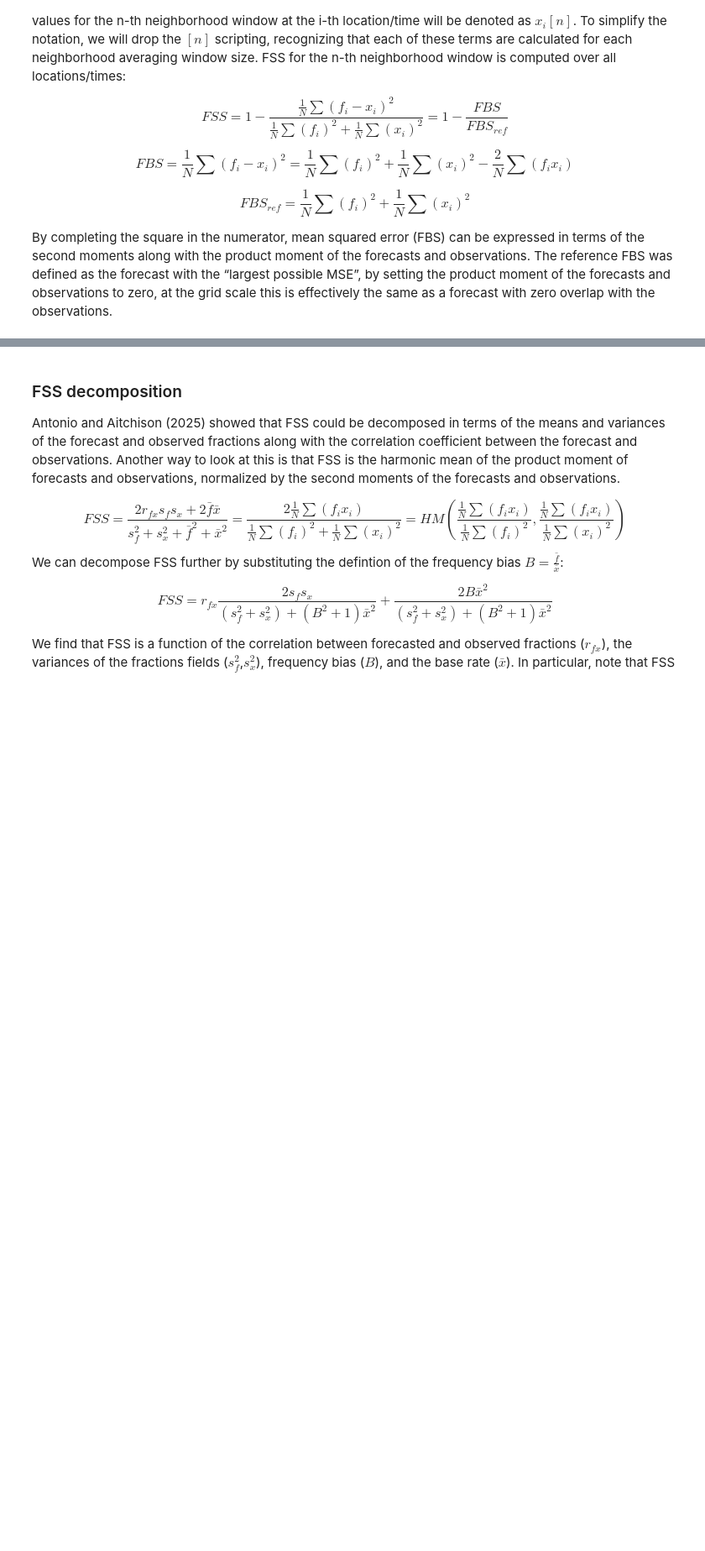
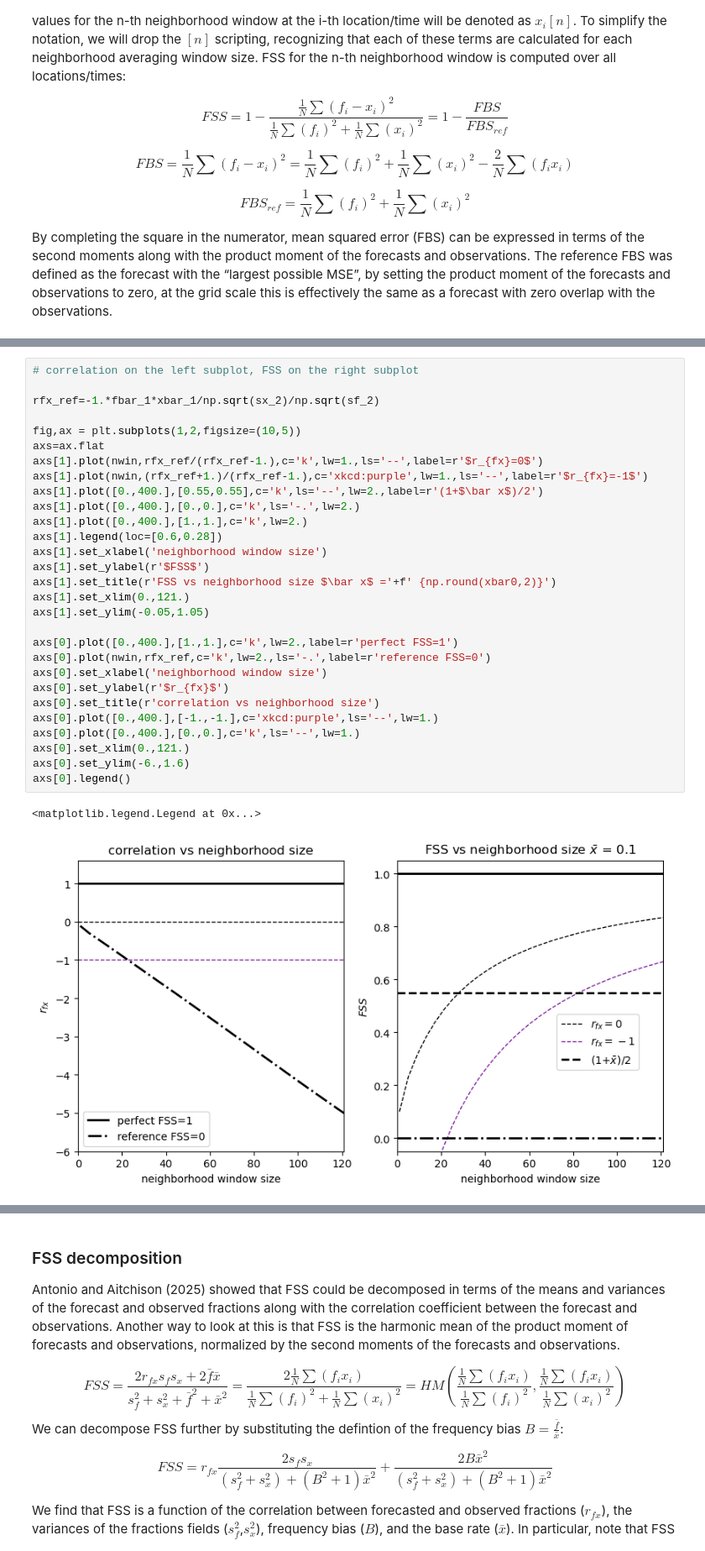
Before and after one commit to baldwin-ou/verification, a Jupyter notebook: issues_with_FSS.ipynb, the cells around one changed output, grey strips where cells are left out. Shown at 84% size. Saved outputs shown, nothing was run; the diff lists cells and outputs as text; blank space fills up the shorter version.

```diff
--- a/issues_with_FSS.ipynb
+++ b/issues_with_FSS.ipynb
@@ -91,0 +337,32 @@ In summary, the reference forecast used in FSS gets increasingly worse as the ne
+# %%
+# correlation on the left subplot, FSS on the right subplot
+
+rfx_ref=-1.*fbar_1*xbar_1/np.sqrt(sx_2)/np.sqrt(sf_2)
+
+fig,ax = plt.subplots(1,2,figsize=(10,5))
+axs=ax.flat
+axs[1].plot(nwin,rfx_ref/(rfx_ref-1.),c='k',lw=1.,ls='--',label=r'$r_{fx}=0$')
+axs[1].plot(nwin,(rfx_ref+1.)/(rfx_ref-1.),c='xkcd:purple',lw=1.,ls='--',label=r'$r_{fx}=-1$')
+axs[1].plot([0.,400.],[0.55,0.55],c='k',ls='--',lw=2.,label=r'(1+$\bar x$)/2')
+axs[1].plot([0.,400.],[0.,0.],c='k',ls='-.',lw=2.)
+axs[1].plot([0.,400.],[1.,1.],c='k',lw=2.)
+axs[1].legend(loc=[0.6,0.28])
+axs[1].set_xlabel('neighborhood window size')
+axs[1].set_ylabel(r'$FSS$')
+axs[1].set_title(r'FSS vs neighborhood size $\bar x$ ='+f' {np.round(xbar0,2)}')
+axs[1].set_xlim(0.,121.)
+axs[1].set_ylim(-0.05,1.05)
+
+axs[0].plot([0.,400.],[1.,1.],c='k',lw=2.,label=r'perfect FSS=1')
+axs[0].plot(nwin,rfx_ref,c='k',lw=2.,ls='-.',label=r'reference FSS=0')
+axs[0].set_xlabel('neighborhood window size')
+axs[0].set_ylabel(r'$r_{fx}$')
+axs[0].set_title(r'correlation vs neighborhood size')
+axs[0].plot([0.,400.],[-1.,-1.],c='xkcd:purple',ls='--',lw=1.)
+axs[0].plot([0.,400.],[0.,0.],c='k',ls='--',lw=1.)
+axs[0].set_xlim(0.,121.)
+axs[0].set_ylim(-6.,1.6)
+axs[0].legend()
+# %% [output]
+<matplotlib.legend.Legend at 0x...>
+[figure, added]
```
Also changed, not shown: parts of 53 cells of this notebook.
